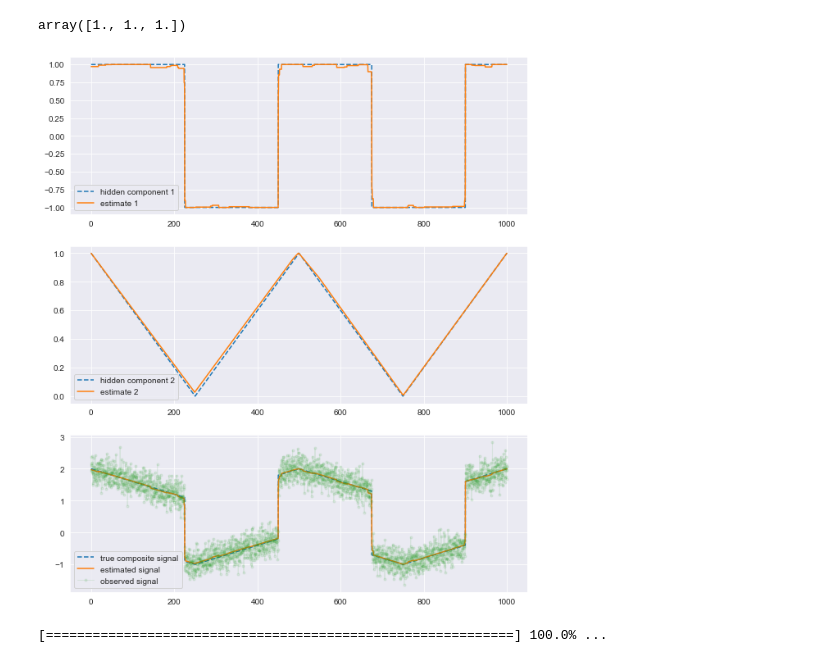
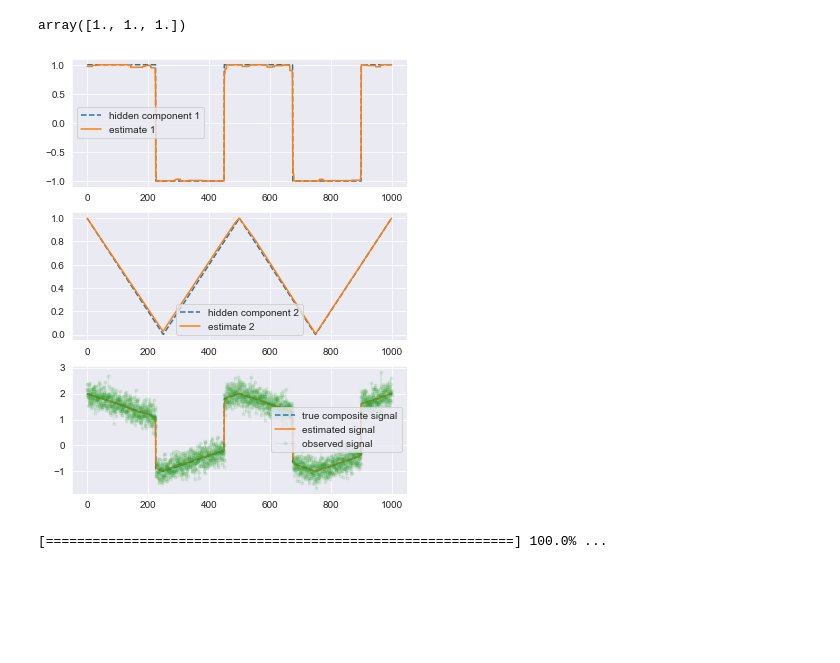
Before and after one commit to cvxgrp/signal-decomposition, a Jupyter notebook: notebooks/SparseDifferenceHeuristics-3SignalExample.ipynb, the cells around one changed output. Saved outputs shown, nothing was run; the diff lists cells and outputs as text; code cells hidden in the pictures; blank space fills up the shorter version.

```diff
--- a/notebooks/SparseDifferenceHeuristics-3SignalExample.ipynb
+++ b/notebooks/SparseDifferenceHeuristics-3SignalExample.ipynb
@@ -49,18 +49,18 @@ array([1., 1., 1.])
 problem.weights.value = [1., 3., 1000]
 problem.demix(solver=SOLVER)
 # %%
-fig, ax = plt.subplots(nrows=3, figsize=(10, 12))
+fig, ax = plt.subplots(nrows=3, figsize=(10//1.5, 12//1.5))
 ax[0].plot(t, signal1, label='hidden component 1', ls='--')
 ax[0].plot(t, problem.estimates[1], label='estimate 1')
 ax[1].plot(t, signal2, label='hidden component 2', ls='--')
 ax[1].plot(t, problem.estimates[2], label='estimate 2')
 ax[2].plot(t, signal1 + signal2, label='true composite signal', ls='--')
 ax[2].plot(t, problem.estimates[1] + problem.estimates[2], label='estimated signal');
 ax[2].plot(t, y, label='observed signal', linewidth=1, marker='.', alpha=0.1);
 for a in ax:
     a.legend()
 # %% [output]
-[figure, old version]
+[figure, new version]
 # %%
 param_search = np.logspace(-1, 5, 13)
 nvals = len(param_search) ** 2
```
